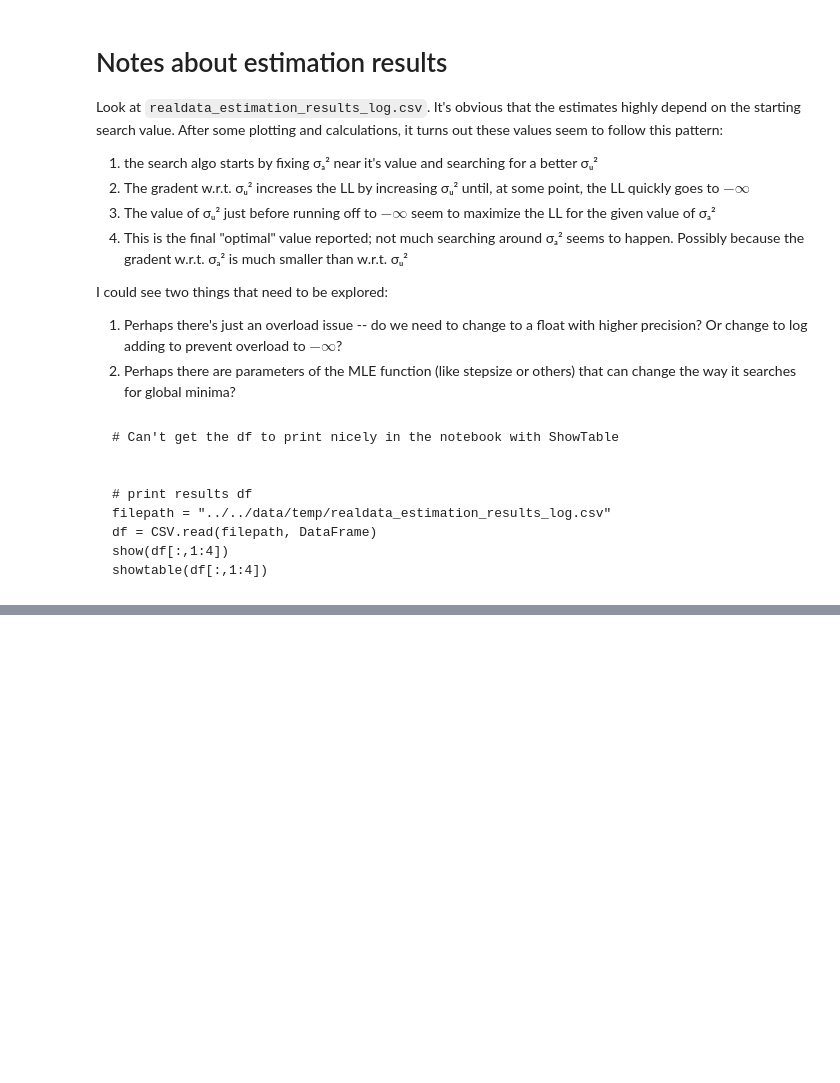
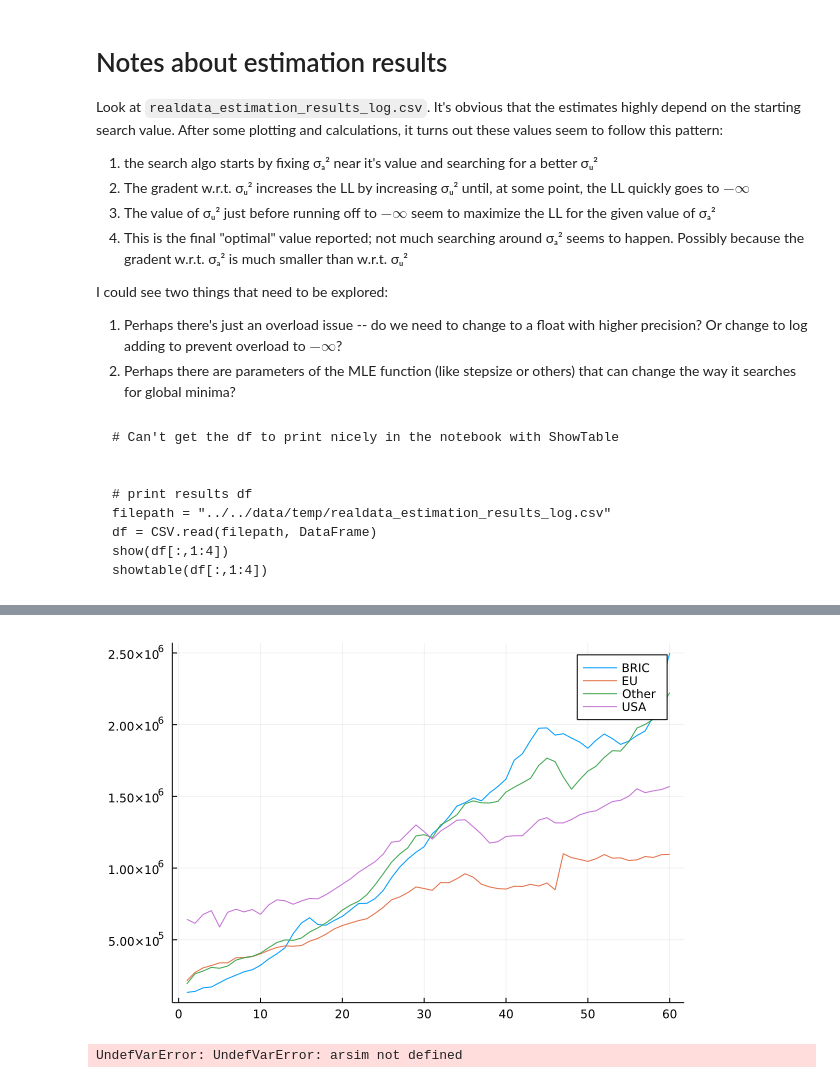
Before and after one commit to acwatt/karp_ranking_policies, a Jupyter notebook: ranking_policies/julia/variance_estimation_notebook.ipynb, the cells around one changed output, grey strips where cells are left out. Drawn from its saved outputs; the diff is of its cells as text; code cells hidden in the pictures; blank space fills up the shorter version.

```diff
--- a/ranking_policies/julia/variance_estimation_notebook.ipynb
+++ b/ranking_policies/julia/variance_estimation_notebook.ipynb
@@ -919,0 +927,5 @@ showtable(df[:,1:4])
+# %%
+df = @chain read_data(4,60) begin
+        @rsubset :i ∈ ["USA"]
+    end
+df = read_data(4,60)
@@ -919,0 +952,11 @@ showtable(df[:,1:4])
+# %%
+using StatsPlots;
+x = df[!,:t]; y = df[!,:eᵢₜ]
+@df df plot(:t, :eᵢₜ, group = :i)
+# %% [output]
+[figure, added]
+# %%
+using Forecast;
+plot(ar(arsim( 1.,0.,0.,100),1,false))
+# %% [output]
+UndefVarError: UndefVarError: arsim not defined
```
Also changed, not shown: parts of 7 cells of this notebook, 9 other files.
